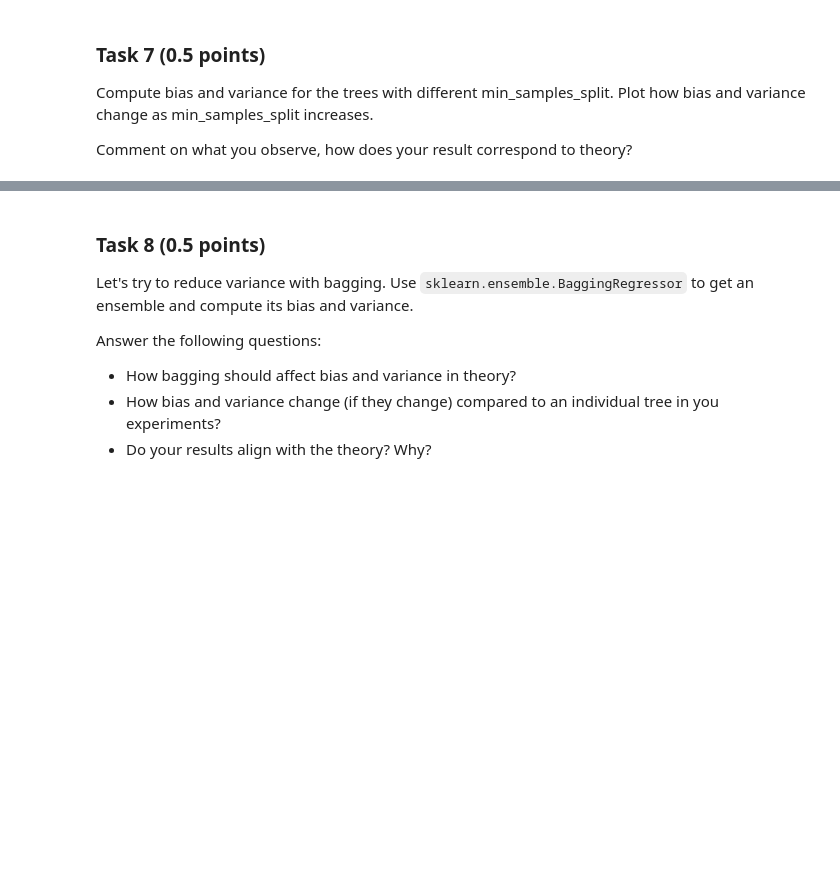
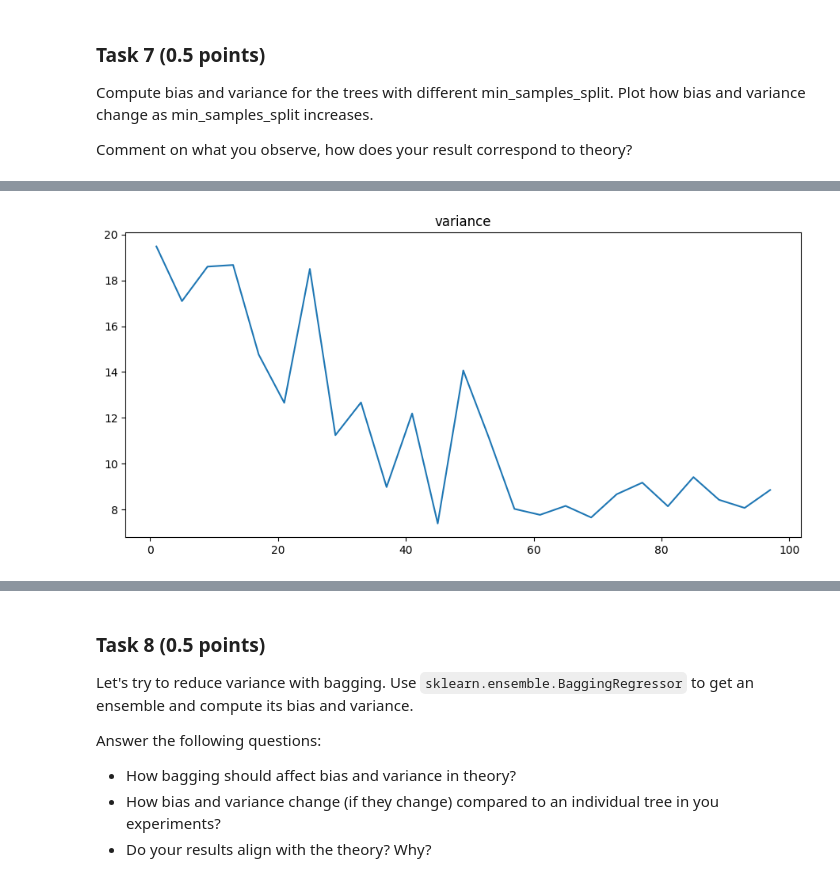
Before and after one commit to Lapo4kaKek/MMA_HW4, a Jupyter notebook: hw4_2023.ipynb, the cells around one changed output, grey strips where cells are left out. Drawn from its saved outputs; the diff is of its cells as text; code cells hidden in the pictures; blank space fills up the shorter version.

```diff
--- a/hw4_2023.ipynb
+++ b/hw4_2023.ipynb
@@ -151,12 +152,12 @@ class Node(object):
     is_terminal:bool
         indicates whether it is a terminal node (leaf) or not
     """
-    def __init__(self):
+    def __init__(self, depth = None):
         self.right = None
         self.left = None
         self.threshold = None
         self.column = None
-        self.depth = None
+        self.depth = depth
         self.is_terminal = False
         self.prediction = None
 
@@ -466,0 +585,6 @@ Comment on what you observe, how does your result correspond to theory?
+# %%
+plt.plot(min_samples_split, res[:, 1])
+plt.title('variance')
+plt.show()
+# %% [output]
+[figure, added]
```
Also changed, not shown: parts of 23 cells of this notebook, 1 other file.
